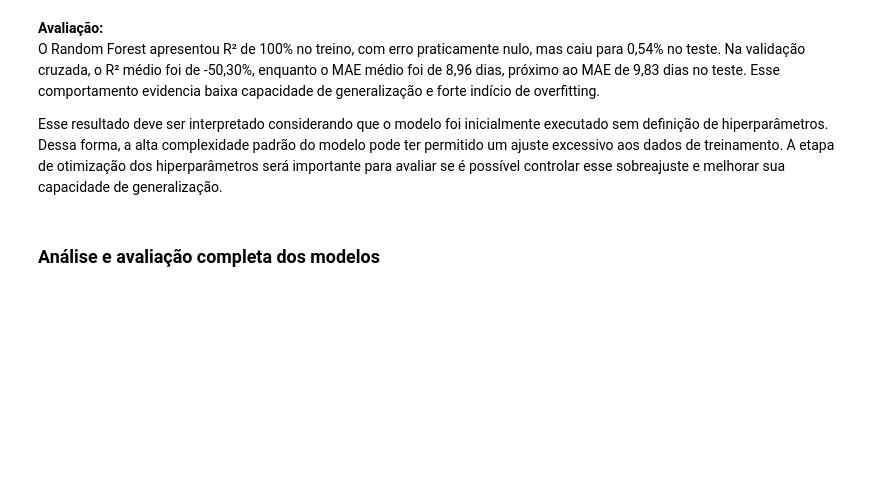
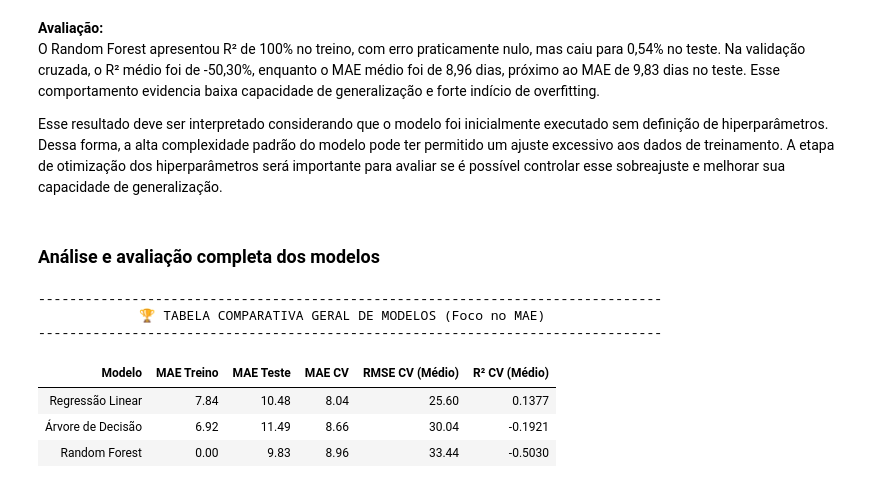
Before and after one commit to Fernandonneto/Projeto_Real_-_Previsao_Recompra_Agua_Mineral_Machine_Learning, a Jupyter notebook: 4 - Machine Learning/machine_learning.ipynb, the cells around one changed output. Saved outputs shown, nothing was run; the diff lists cells and outputs as text; code cells hidden in the pictures; blank space fills up the shorter version.

Commit message:
Conclusão do ML 2- Análise e avaliação dos modelos

```diff
--- a/4 - Machine Learning/machine_learning.ipynb
+++ b/4 - Machine Learning/machine_learning.ipynb
@@ -507,3 +507,44 @@ O Random Forest apresentou R² de 100% no treino, com erro praticamente nulo, ma
 Esse resultado deve ser interpretado considerando que o modelo foi inicialmente executado sem definição de hiperparâmetros. Dessa forma, a alta complexidade padrão do modelo pode ter permitido um ajuste excessivo aos dados de treinamento. A etapa de otimização dos hiperparâmetros será importante para avaliar se é possível controlar esse sobreajuste e melhorar sua capacidade de generalização.
 # %% [markdown]
 ### Análise e avaliação completa dos modelos
+# %%
+# Dicionário estruturado com as variáveis de cada modelo
+dados_comparativos = {
+    'Modelo': ['Regressão Linear', 'Árvore de Decisão', 'Random Forest'],
+
+    # Métrica principal (MAE)
+    'MAE Treino': [mae_train_LR, mae_train_AD, mae_train_RF],
+    'MAE Teste': [mae_teste_LR, mae_teste_AD, mae_teste_RF],
+    'MAE CV': [cv_mae_medio_LR, cv_mae_medio_AD, cv_mae_medio_RF],
+
+    # Métricas de suporte (RMSE e R²)
+    'RMSE CV (Médio)': [cv_rmse_medio_LR, cv_rmse_medio_AD, cv_rmse_medio_RF],
+    'R² CV (Médio)': [cv_r2_medio_LR, cv_r2_medio_AD, cv_r2_medio_RF]
+}
+
+# Transformação do dicionário em DataFrame
+df_comparativo = pd.DataFrame(dados_comparativos)
+
+# Ordenar a tabela pelo MAE do Cross-Validation (Menor erro primeiro)
+df_comparativo.sort_values(by='MAE CV', ascending=True, inplace=True)
+
+# Exibir os resultados final formatado
+print('-' * 80)
+print('\t     🏆 TABELA COMPARATIVA GERAL DE MODELOS (Foco no MAE)')
+print('-' * 80)
+df_estilizado = df_comparativo.style.format({
+    'MAE Treino': '{:.2f}',
+    'MAE Teste': '{:.2f}',
+    'MAE CV': '{:.2f}',
+    'RMSE CV (Médio)': '{:.2f}',
+    'R² CV (Médio)': '{:.4f}'
+}).hide(axis='index')
+display(df_estilizado)
+# %% [output]
+--------------------------------------------------------------------------------
+             🏆 TABELA COMPARATIVA GERAL DE MODELOS (Foco no MAE)
+--------------------------------------------------------------------------------
+| Modelo | MAE Treino | MAE Teste | MAE CV | RMSE CV (Médio) | R² CV (Médio) |
+| Regressão Linear | 7.84 | 10.48 | 8.04 | 25.60 | 0.1377 |
+| Árvore de Decisão | 6.92 | 11.49 | 8.66 | 30.04 | -0.1921 |
+| Random Forest | 0.00 | 9.83 | 8.96 | 33.44 | -0.5030 |
```
Also changed, not shown: parts of 2 cells of this notebook.
